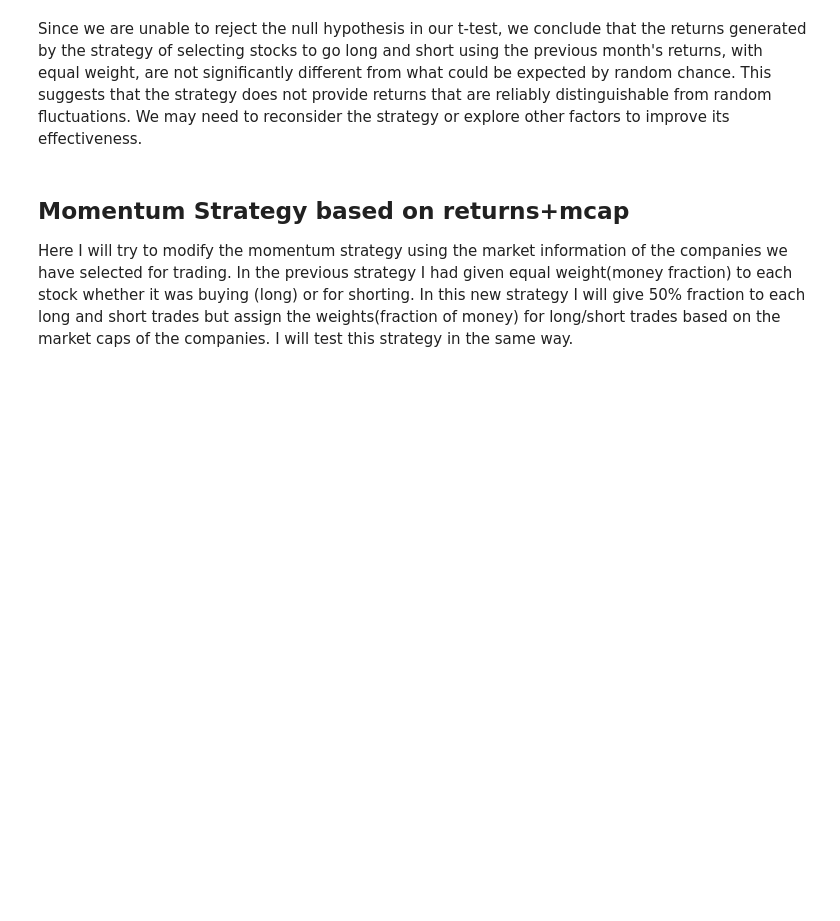
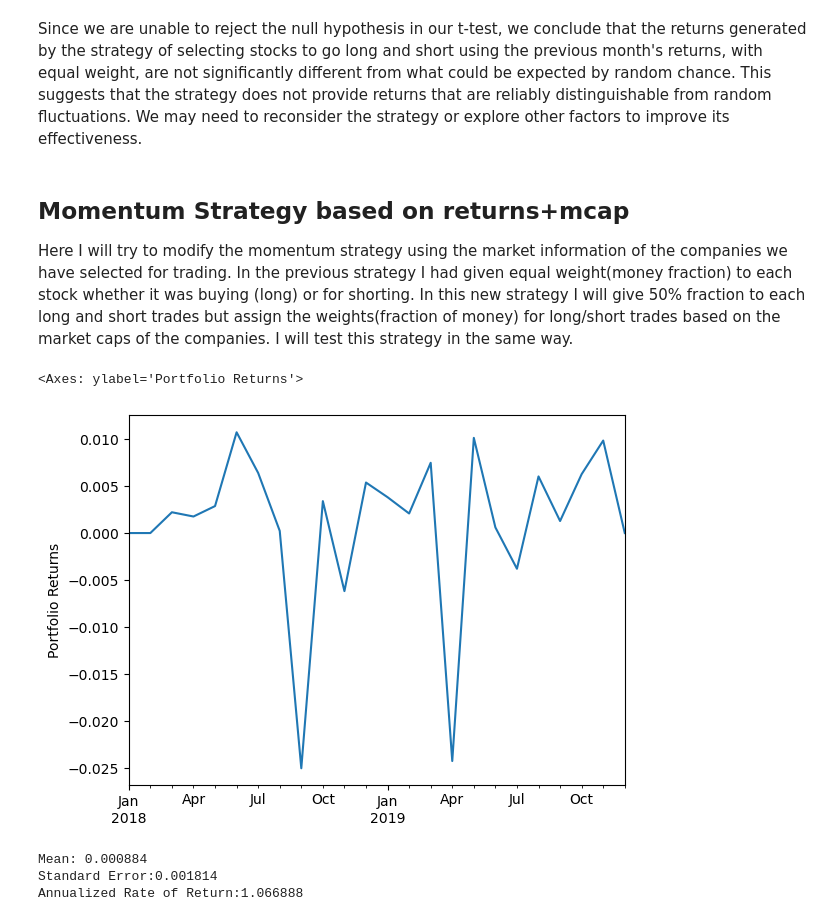
Before and after one commit to ansingh16/AI_for_trading, a Jupyter notebook: Strategies/Momentum_strategy.ipynb, the cells around one changed output. Saved outputs shown, nothing was run; the diff lists cells and outputs as text; code cells hidden in the pictures; blank space fills up the shorter version.

```diff
--- a/Strategies/Momentum_strategy.ipynb
+++ b/Strategies/Momentum_strategy.ipynb
@@ -395,7 +373,7 @@ weight_short = weight_short / 2
 # %%
 # modify the portfolio returns function to include weights
 
-def portfolio_returns(df_long, df_short, lookahead_returns, n_stocks, weight_long, weight_short):
+def portfolio_returns(df_long, df_short, lookahead_returns, weight_long, weight_short):
     """
     Parameters
     ----------
@@ -405,8 +383,6 @@ def portfolio_returns(df_long, df_short, lookahead_returns, n_stocks, weight_lon
         Bottom stocks for each ticker and date marked with a 1
     lookahead_returns : DataFrame
         Lookahead returns for each ticker and date
-    n_stocks: int
-        The number of stocks chosen for each month
     weight_long: float
         The weight of long stocks
     weight_short: float
@@ -418,15 +394,46 @@ def portfolio_returns(df_long, df_short, lookahead_returns, n_stocks, weight_lon
         Expected portfolio returns for each ticker and date
     """
 
+    # divide by 2 for 50% allocation to long and short
+    weight_long = weight_long / 2
+    weight_short = weight_short / 2
+
     # get weights corresponding to the long and short stocks
+    wt_long = weight_long.loc[df_long.columns]
+    wt_short = weight_short.loc[df_short.columns]
 
     # it is the average of returns for long and short stocks
     # divided by number of stocks as the weighting for each stock is equal
 
-    portfolio_returns =  (df_long * lookahead_returns  - df_short * lookahead_returns)/n_stocks
+    portfolio_returns =  (df_long * lookahead_returns*wt_long  - df_short * lookahead_returns*wt_short)
 
 
     return portfolio_returns
 
 
-expected_returns = portfolio_returns(long_df, short_df, lookahead_returns, 50, weight_long, weight_short)
+expected_returns = portfolio_returns(long_df, short_df, lookahead_returns, weight_long, weight_short)
+# %%
+expected_returns.T.sum().plot(ylabel='Portfolio Returns')
+# %% [output]
+<Axes: ylabel='Portfolio Returns'>
+[figure, added]
+# %%
+# get annualised returns
+portfolio_returns = expected_returns.T.sum().dropna()
+
+# mean portfolio returns
+mean_portfolio_returns = portfolio_returns.mean()
+
+# get standard error
+portfolio_ret_ste = portfolio_returns.sem()
+
+# get percentage annualised rate of return from the log portfolio returns
+portfolio_ret_annual_rate = (np.exp(mean_portfolio_returns * 12) - 1) * 100
+
+print(f"""Mean: {mean_portfolio_returns:.6f}
+Standard Error:{portfolio_ret_ste:.6f}
+Annualized Rate of Return:{portfolio_ret_annual_rate:.6f}""")
+# %% [output]
+Mean: 0.000884
+Standard Error:0.001814
+Annualized Rate of Return:1.066888
```
Also changed, not shown: parts of 12 cells of this notebook, 3 other files.
